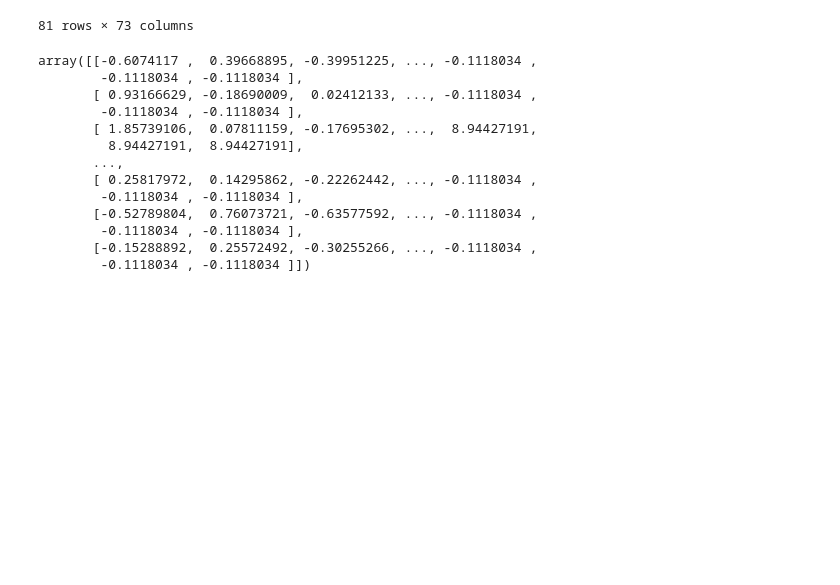
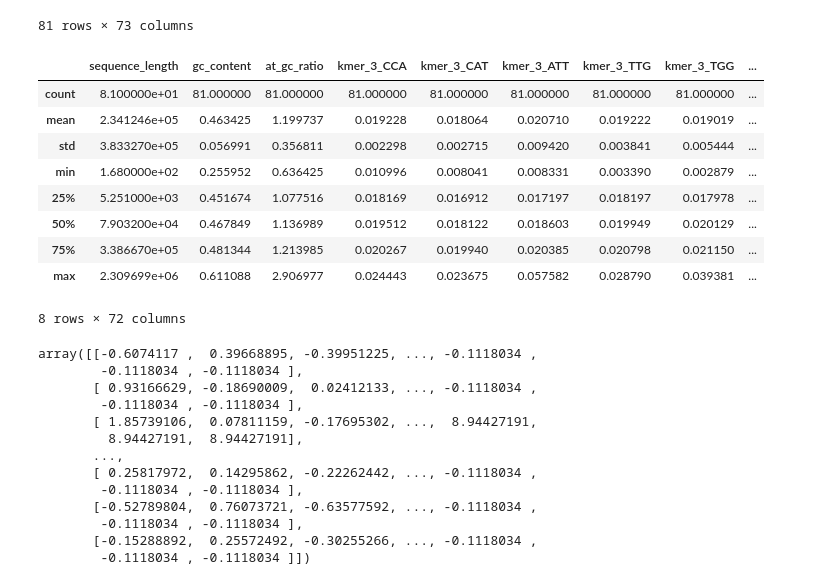
Before and after one commit to shreepatel0527/277B_Final_Project, a Jupyter notebook: most_updated_model.ipynb, the cells around one changed output. Cells and saved outputs as stored; diff of their text form; code cells hidden in the pictures; blank space fills up the shorter version.

```diff
--- a/most_updated_model.ipynb
+++ b/most_updated_model.ipynb
@@ -225,4 +225,17 @@ features_df
 | 79 | HOXA13 | 2800 | 0.522857 | 0.912568 | 0.016798 | 0.013581 | 0.017870 | 0.013581 | ... |
 | 80 | LMX1B | 230816 | 0.461272 | 1.167917 | 0.018803 | 0.020662 | 0.019648 | 0.019700 | ... |
 81 rows × 73 columns
+# %%
+features_df.describe()
+# %% [output]
+|  | sequence_length | gc_content | at_gc_ratio | kmer_3_CCA | kmer_3_CAT | kmer_3_ATT | kmer_3_TTG | kmer_3_TGG | ... |
+| count | 8.100000e+01 | 81.000000 | 81.000000 | 81.000000 | 81.000000 | 81.000000 | 81.000000 | 81.000000 | ... |
+| mean | 2.341246e+05 | 0.463425 | 1.199737 | 0.019228 | 0.018064 | 0.020710 | 0.019222 | 0.019019 | ... |
+| std | 3.833270e+05 | 0.056991 | 0.356811 | 0.002298 | 0.002715 | 0.009420 | 0.003841 | 0.005444 | ... |
+| min | 1.680000e+02 | 0.255952 | 0.636425 | 0.010996 | 0.008041 | 0.008331 | 0.003390 | 0.002879 | ... |
+| 25% | 5.251000e+03 | 0.451674 | 1.077516 | 0.018169 | 0.016912 | 0.017197 | 0.018197 | 0.017978 | ... |
+| 50% | 7.903200e+04 | 0.467849 | 1.136989 | 0.019512 | 0.018122 | 0.018603 | 0.019949 | 0.020129 | ... |
+| 75% | 3.386670e+05 | 0.481344 | 1.213985 | 0.020267 | 0.019940 | 0.020385 | 0.020798 | 0.021150 | ... |
+| max | 2.309699e+06 | 0.611088 | 2.906977 | 0.024443 | 0.023675 | 0.057582 | 0.028790 | 0.039381 | ... |
+8 rows × 72 columns
 # %%
```
Also changed, not shown: parts of 11 cells of this notebook, 5 other files.
